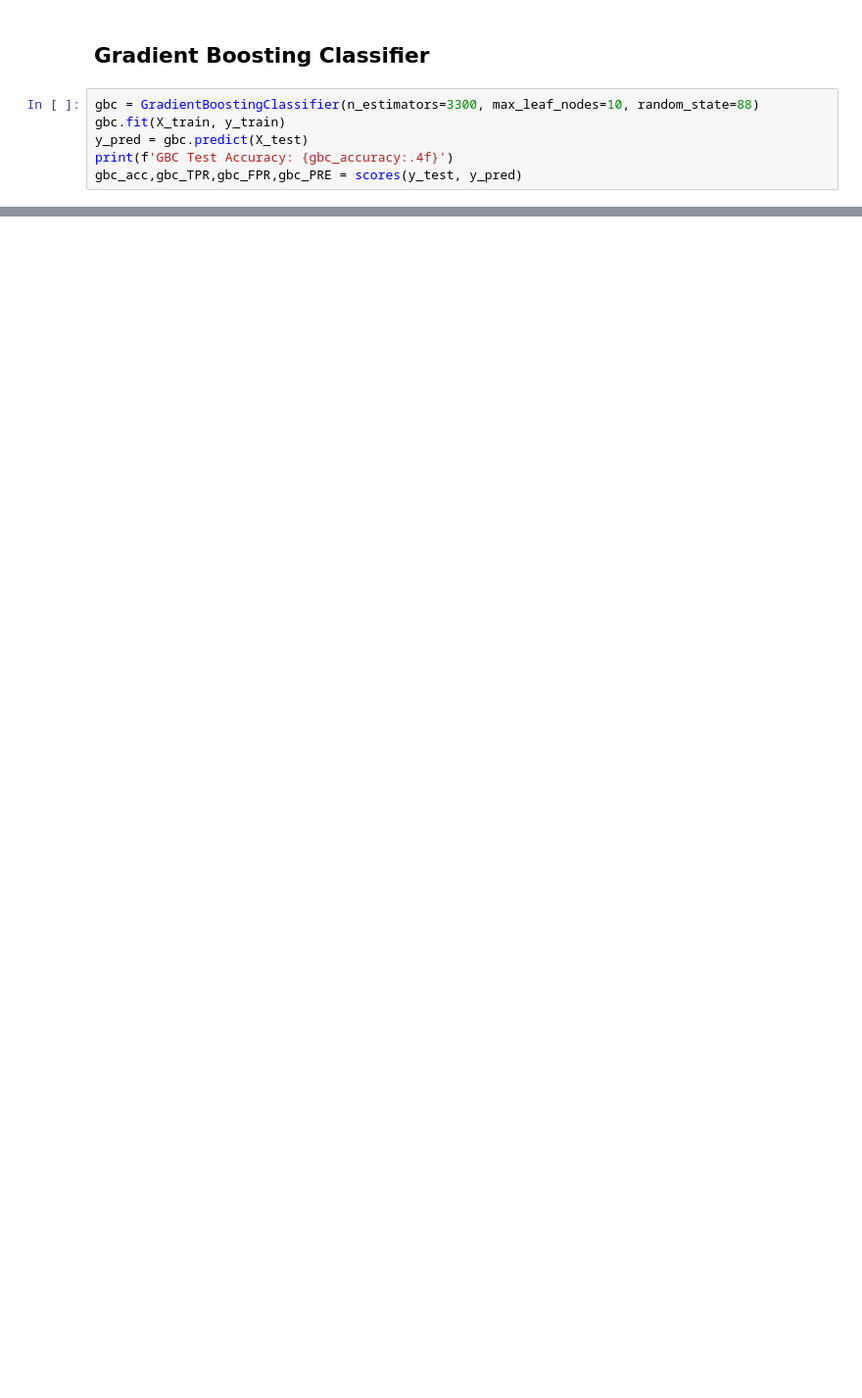
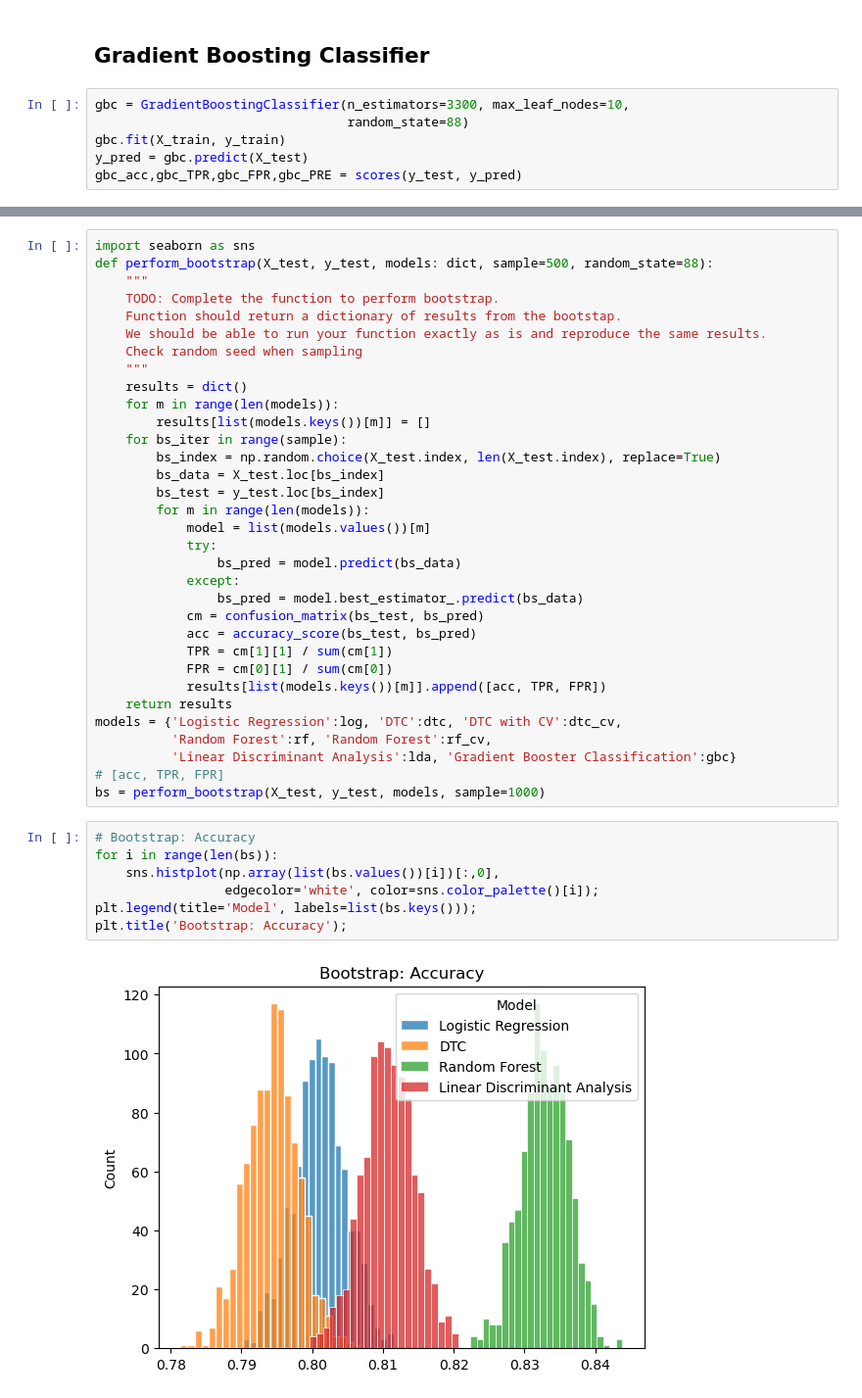
Before and after one commit to eugpoon/wildfire, a Jupyter notebook: model.ipynb, the cells around one changed output, grey strips where cells are left out. Shown: that part at 98% size. Cells and saved outputs as stored; diff of their text form; blank space fills up the shorter version.

```diff
--- a/model.ipynb
+++ b/model.ipynb
@@ -233,8 +231,8 @@ Accuracy: 0.8108, TPR: 0.8680, FPR: 0.2285, Precision: 0.7234
 # %% [markdown]
 ## Gradient Boosting Classifier
 # %%
-gbc = GradientBoostingClassifier(n_estimators=3300, max_leaf_nodes=10, random_state=88)
+gbc = GradientBoostingClassifier(n_estimators=3300, max_leaf_nodes=10,
+                                 random_state=88)
 gbc.fit(X_train, y_train)
 y_pred = gbc.predict(X_test)
-print(f'GBC Test Accuracy: {gbc_accuracy:.4f}')
 gbc_acc,gbc_TPR,gbc_FPR,gbc_PRE = scores(y_test, y_pred)
@@ -255,0 +268,42 @@ comparison_table
+# %%
+import seaborn as sns
+def perform_bootstrap(X_test, y_test, models: dict, sample=500, random_state=88):
+    """
+    TODO: Complete the function to perform bootstrap.
+    Function should return a dictionary of results from the bootstap.
+    We should be able to run your function exactly as is and reproduce the same results.
+    Check random seed when sampling
+    """
+    results = dict()
+    for m in range(len(models)):
+        results[list(models.keys())[m]] = []
+    for bs_iter in range(sample):
+        bs_index = np.random.choice(X_test.index, len(X_test.index), replace=True)
+        bs_data = X_test.loc[bs_index]
+        bs_test = y_test.loc[bs_index]
+        for m in range(len(models)):
+            model = list(models.values())[m]
+            try:
+                bs_pred = model.predict(bs_data)
+            except:
+                bs_pred = model.best_estimator_.predict(bs_data)
+            cm = confusion_matrix(bs_test, bs_pred)
+            acc = accuracy_score(bs_test, bs_pred)
+            TPR = cm[1][1] / sum(cm[1])
+            FPR = cm[0][1] / sum(cm[0])
+            results[list(models.keys())[m]].append([acc, TPR, FPR])
+    return results
+models = {'Logistic Regression':log, 'DTC':dtc, 'DTC with CV':dtc_cv,
+          'Random Forest':rf, 'Random Forest':rf_cv,
+          'Linear Discriminant Analysis':lda, 'Gradient Booster Classification':gbc}
+# [acc, TPR, FPR]
+bs = perform_bootstrap(X_test, y_test, models, sample=1000)
+# %%
+# Bootstrap: Accuracy
+for i in range(len(bs)):
+    sns.histplot(np.array(list(bs.values())[i])[:,0],
+                 edgecolor='white', color=sns.color_palette()[i]);
+plt.legend(title='Model', labels=list(bs.keys()));
+plt.title('Bootstrap: Accuracy');
+# %% [output]
+[figure, added]
```
Also changed, not shown: parts of 26 cells of this notebook.
